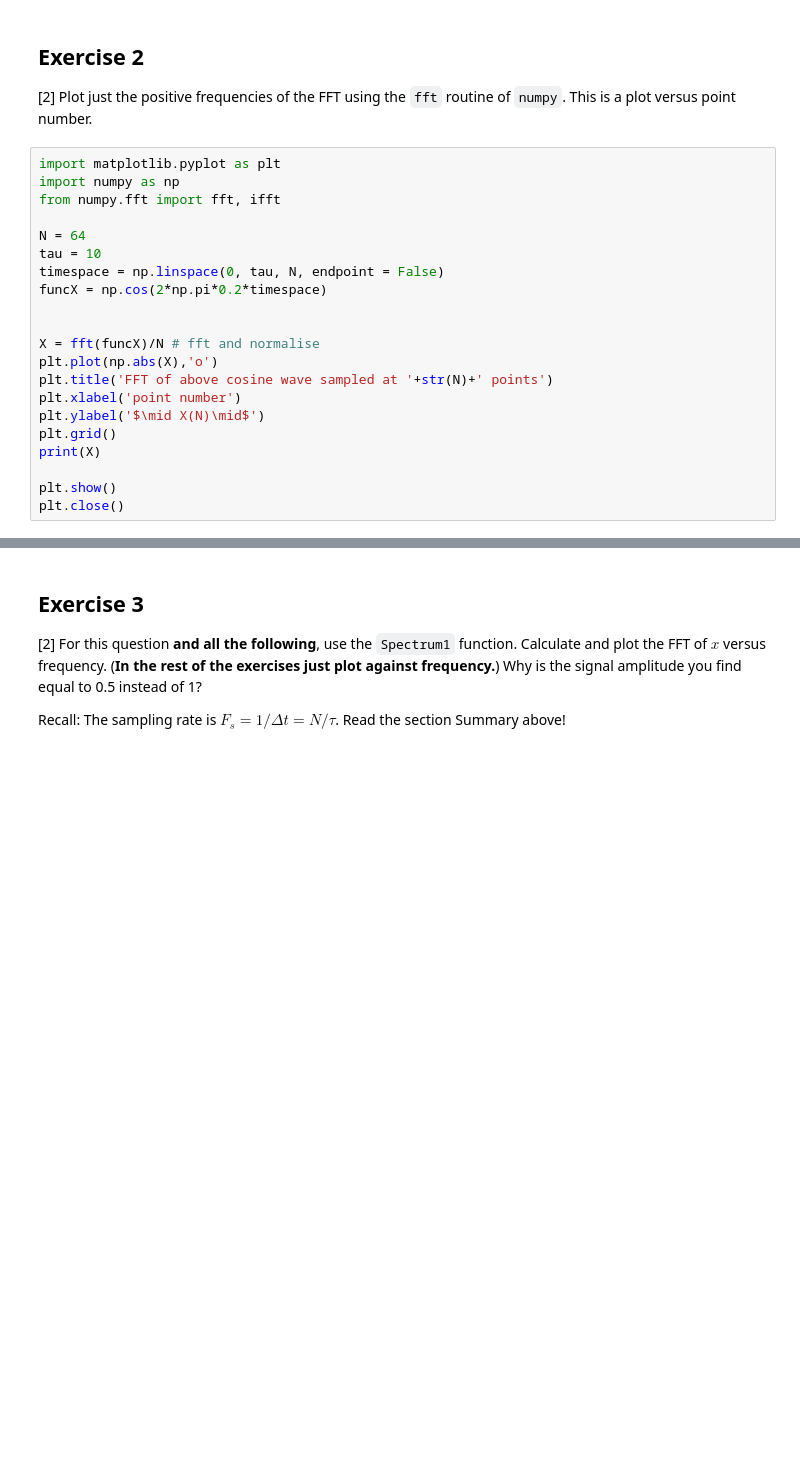
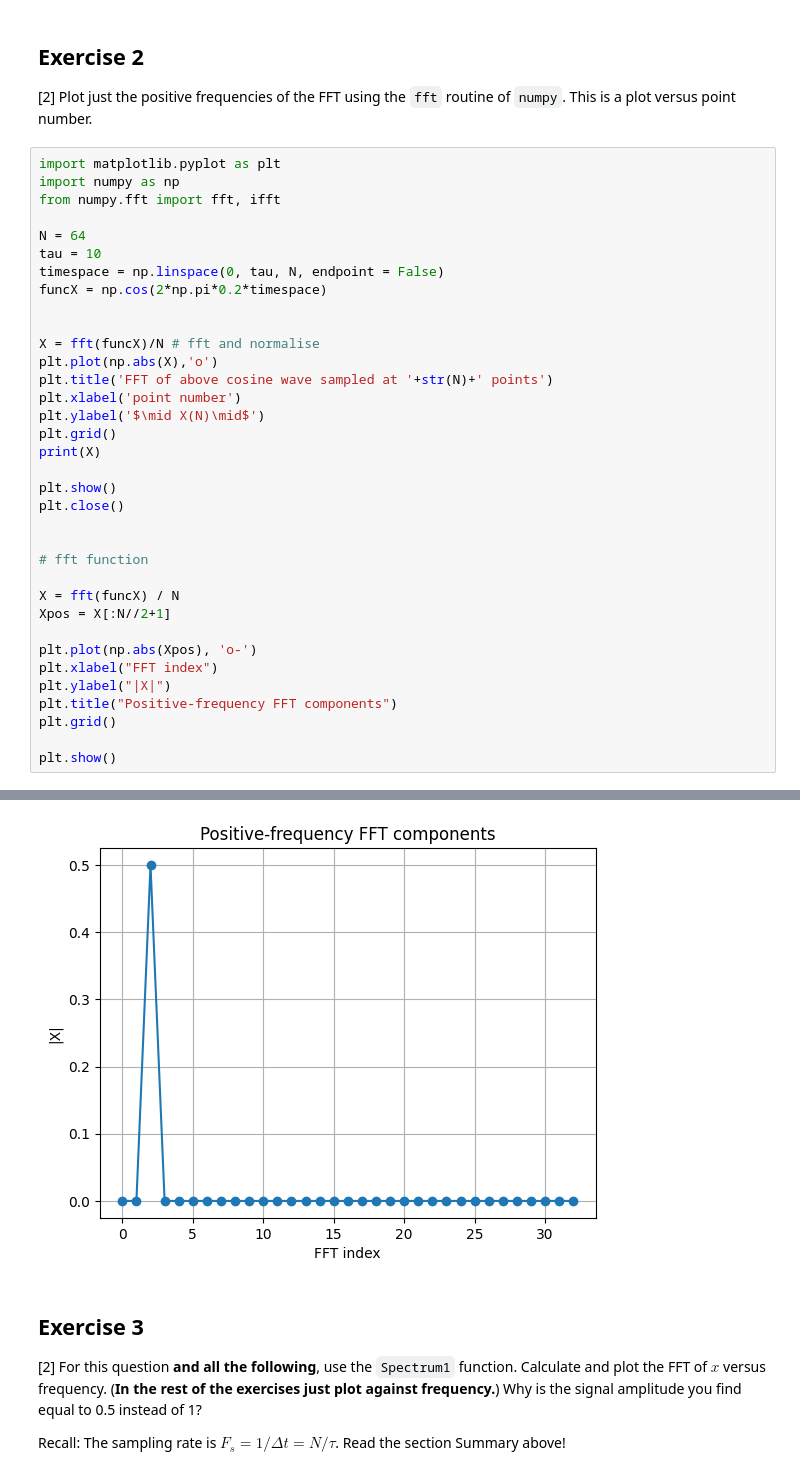
Before and after one commit to PX2145-2025/week-10-b-Bhavun-D, a Jupyter notebook: FFT.ipynb, the cells around one changed output, grey strips where cells are left out. Drawn from its saved outputs; the diff is of its cells as text; blank space fills up the shorter version.

```diff
--- a/FFT.ipynb
+++ b/FFT.ipynb
@@ -339,33 +339,48 @@ funcX = np.cos(2*np.pi*0.2*timespace)
 
 X = fft(funcX)/N # fft and normalise
 plt.plot(np.abs(X),'o')
 plt.title('FFT of above cosine wave sampled at '+str(N)+' points')
 plt.xlabel('point number')
 plt.ylabel('$\mid X(N)\mid$')
 plt.grid()
 print(X)
 
 plt.show()
 plt.close()
+
+
+# fft function
+
+X = fft(funcX) / N
+Xpos = X[:N//2+1]
+
+plt.plot(np.abs(Xpos), 'o-')
+plt.xlabel("FFT index")
+plt.ylabel("|X|")
+plt.title("Positive-frequency FFT components")
+plt.grid()
+
+plt.show()
 # %% [output]
 [-1.51027238e-17+0.00000000e+00j -6.57539646e-17+2.73952480e-17j
   5.00000000e-01-1.71433198e-16j  3.15218794e-17-1.52091252e-17j
  -2.73655488e-18-5.74860405e-19j  3.39366570e-17-3.19107167e-17j
  -3.46944695e-18-5.50859672e-18j  2.28336168e-17+2.02708552e-17j
   8.87114816e-19+1.24468911e-18j -1.50778956e-17-1.32040255e-18j
   4.38400669e-17+2.12443910e-17j -5.08806268e-18+1.84715055e-17j
   1.68000973e-18+1.18946890e-17j  2.10462876e-17-1.29552401e-17j
  -1.38777878e-17+4.89974413e-18j  9.41745543e-18+1.07408136e-17j
   1.00507666e-17+2.60208521e-18j -2.11843120e-17+3.16548162e-17j
  -2.42861287e-17-2.22469789e-17j -2.21808446e-17-4.41940088e-17j
  -3.83904511e-18-1.67027156e-17j  2.63797015e-18-3.57970783e-17j
   1.00613962e-16-5.50859672e-18j  1.34089024e-17+5.21307292e-17j
 ... (16 lines left out)
   8.87114816e-19-1.24468911e-18j  2.28336168e-17-2.02708552e-17j
   7.60637440e-18+5.68294522e-18j  3.39366570e-17+3.19107167e-17j
  -2.73655488e-18+5.74860405e-19j  3.15218794e-17+1.52091252e-17j
   5.00000000e-01+1.45854412e-16j -6.57539646e-17-2.73952480e-17j]
 [figure]
+[figure, added]
 # %% [markdown]
 ## Exercise 3
 
```
Also changed, not shown: parts of 5 cells of this notebook.
